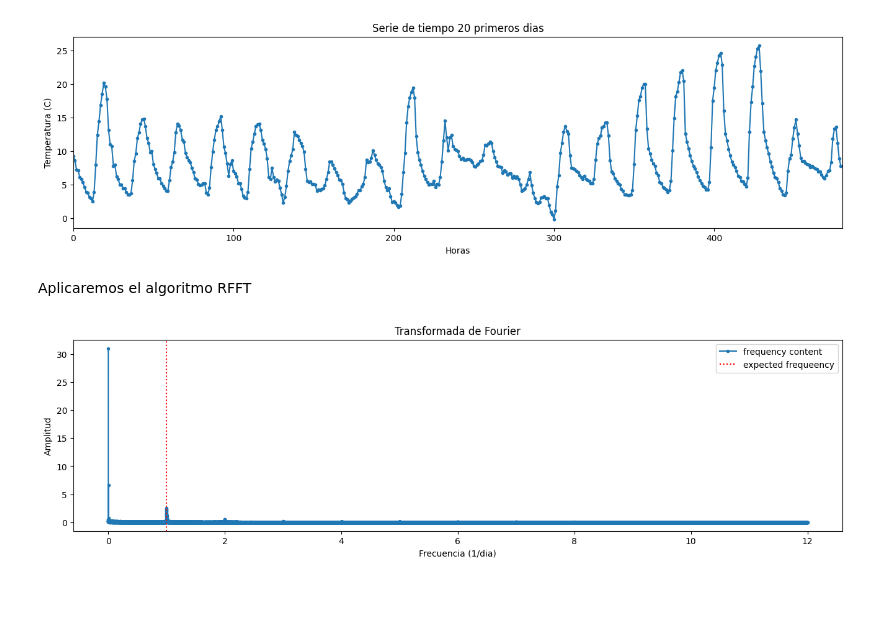
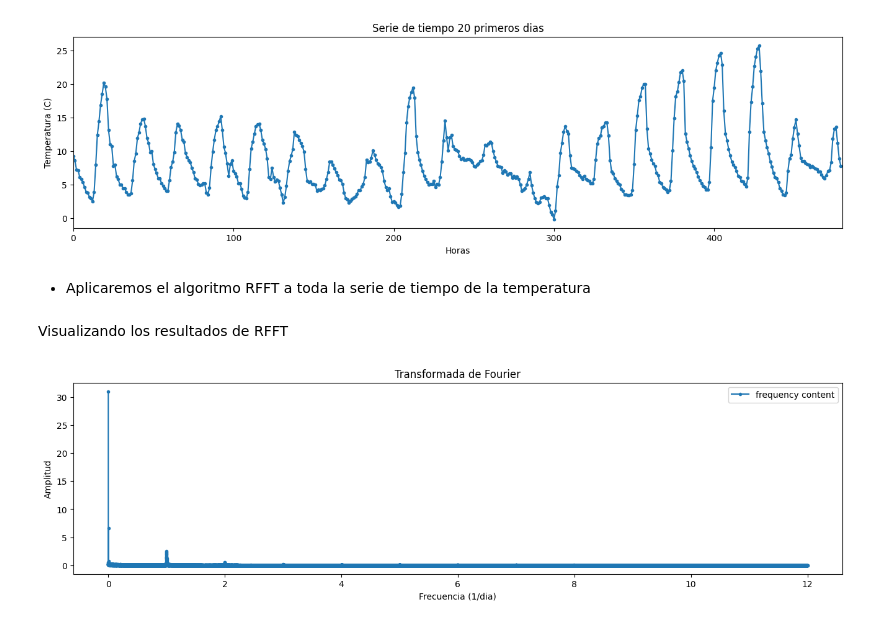
Before and after one commit to spoblete44/IMT2220, a Jupyter notebook: Tarea 4/Tarea4.ipynb, the cells around one changed output. Drawn from its saved outputs; the diff is of its cells as text; code cells hidden in the pictures; blank space fills up the shorter version.

```diff
--- a/Tarea 4/Tarea4.ipynb
+++ b/Tarea 4/Tarea4.ipynb
@@ -191,8 +197,8 @@ plt.title('Serie de tiempo 20 primeros dias')
 plt.show()
 # %% [output]
 [figure]
-# %% [markdown]
-Aplicaremos el algoritmo RFFT
+# %% [markdown]
+* Aplicaremos el algoritmo RFFT a toda la serie de tiempo de la temperatura
 # %%
 # Calculamos la transformada de fourier de la temperatura
 temperatura_fft = rfft(temperature_samples)
@@ -202,14 +208,16 @@ temperature_fft_scaled = np.abs(temperatura_fft) / (n_samples/2)
 freqs_fft_day = freqs_fft * 24
+# %% [markdown]
+Visualizando los resultados de RFFT
 # %%
 fig = plt.figure(figsize=(16, 4))
 
 plt.plot(freqs_fft_day, temperature_fft_scaled, marker='.', label='frequency content')
-plt.axvline(frequency*24, color='red', linestyle=':', label='expected frequeency' )
+# plt.axvline(frequency*24, color='red', linestyle=':', label='expected frequeency' )
 
 plt.xlabel('Frecuencia (1/dia)')
 plt.ylabel('Amplitud')
 plt.title('Transformada de Fourier')
 plt.legend()
 plt.show()
 # %% [output]
-[figure, old version]
+[figure, new version]
```
Also changed, not shown: parts of 16 cells of this notebook.
